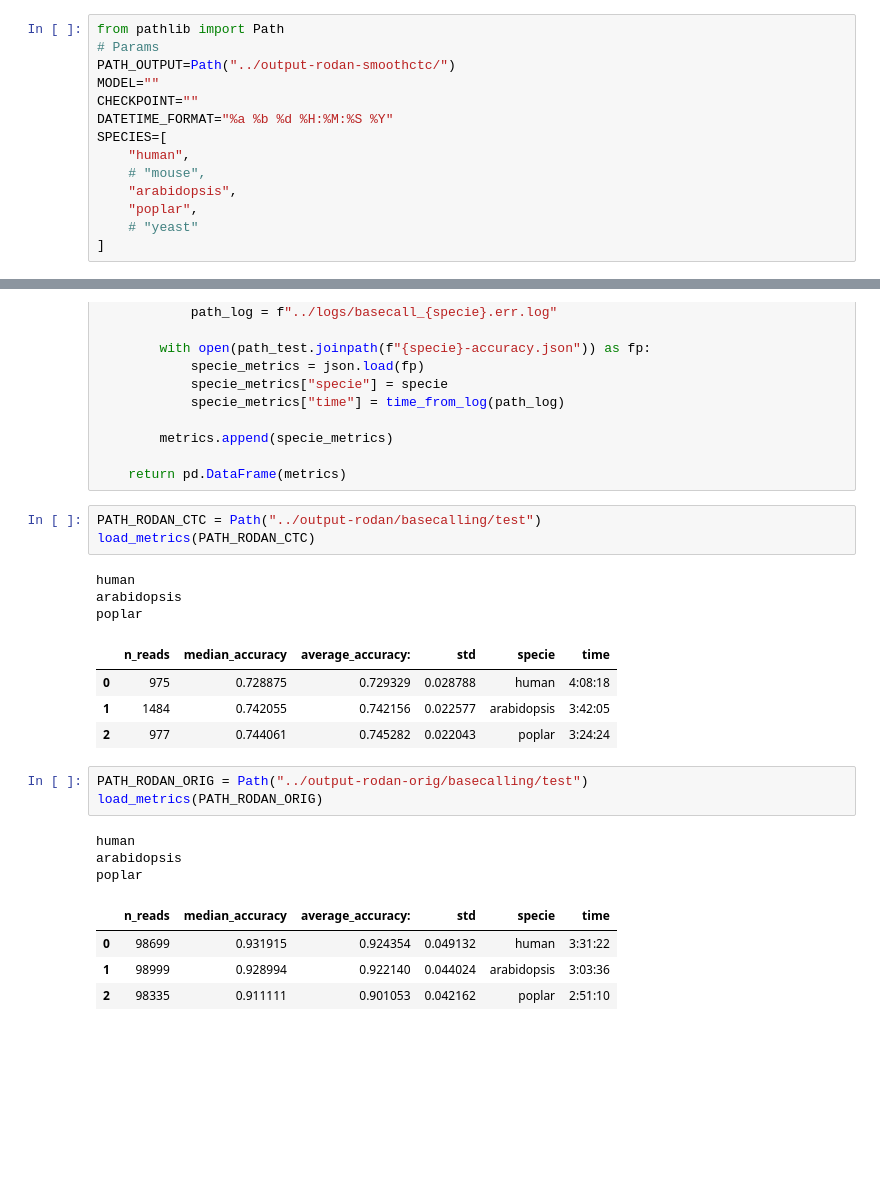
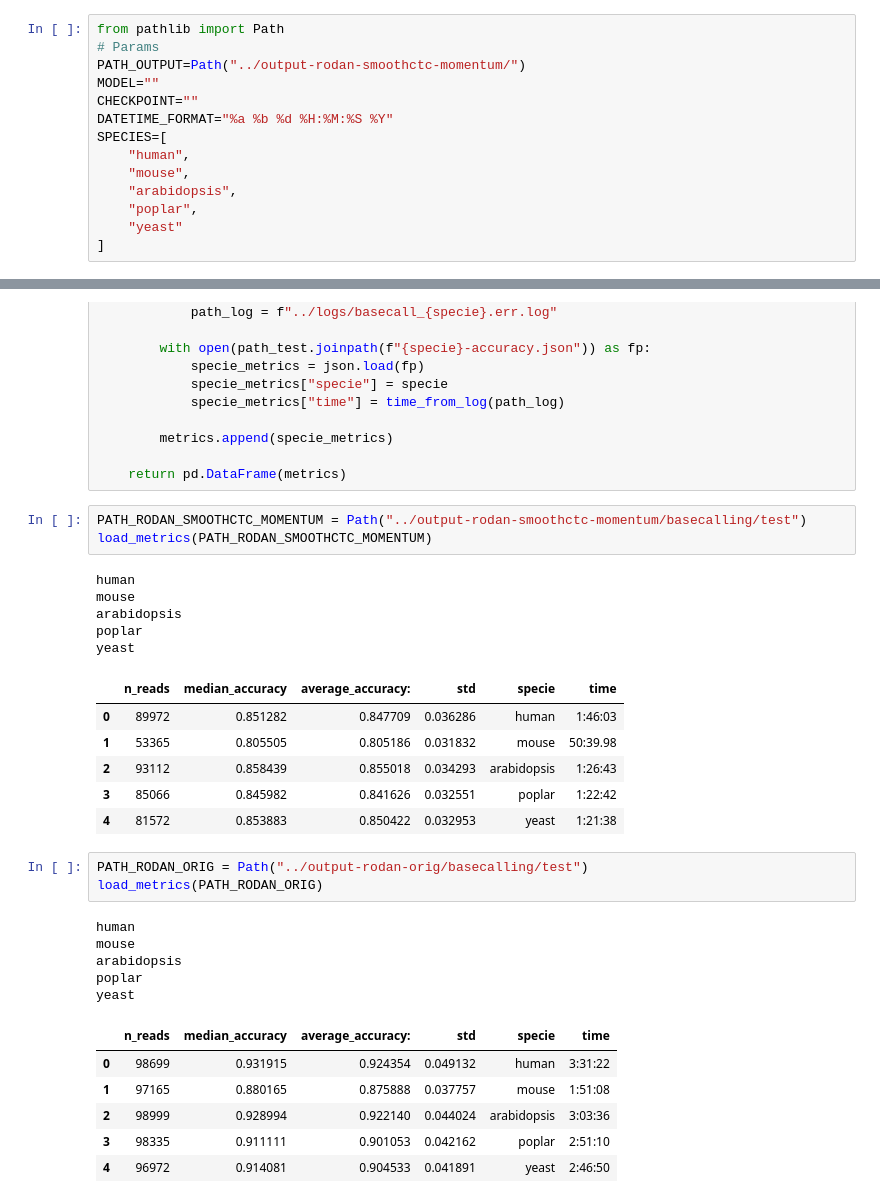
Before and after one commit to jorgeavilacartes/basecalling, a Jupyter notebook: notebooks/plots.ipynb, the cells around one changed output, grey strips where cells are left out. Saved outputs shown, nothing was run; the diff lists cells and outputs as text; blank space fills up the shorter version.

```diff
--- a/notebooks/plots.ipynb
+++ b/notebooks/plots.ipynb
@@ -1,16 +1,16 @@
 # %%
 from pathlib import Path
 # Params
-PATH_OUTPUT=Path("../output-rodan-smoothctc/")
+PATH_OUTPUT=Path("../output-rodan-smoothctc-momentum/")
 MODEL=""
 CHECKPOINT=""
 DATETIME_FORMAT="%a %b %d %H:%M:%S %Y"
 SPECIES=[
     "human",
-    # "mouse",
+    "mouse",
     "arabidopsis",
     "poplar",
-    # "yeast"
+    "yeast"
 ]
 # %%
 import json
@@ -89,24 +89,32 @@ def load_metrics(path_test):
 
     return pd.DataFrame(metrics)
 # %%
-PATH_RODAN_CTC = Path("../output-rodan/basecalling/test")
-load_metrics(PATH_RODAN_CTC)
+PATH_RODAN_SMOOTHCTC_MOMENTUM = Path("../output-rodan-smoothctc-momentum/basecalling/test")
+load_metrics(PATH_RODAN_SMOOTHCTC_MOMENTUM)
 # %% [output]
 human
+mouse
 arabidopsis
 poplar
+yeast
 |  | n_reads | median_accuracy | average_accuracy: | std | specie | time |
-| 0 | 975 | 0.728875 | 0.729329 | 0.028788 | human | 4:08:18 |
-| 1 | 1484 | 0.742055 | 0.742156 | 0.022577 | arabidopsis | 3:42:05 |
-| 2 | 977 | 0.744061 | 0.745282 | 0.022043 | poplar | 3:24:24 |
+| 0 | 89972 | 0.851282 | 0.847709 | 0.036286 | human | 1:46:03 |
+| 1 | 53365 | 0.805505 | 0.805186 | 0.031832 | mouse | 50:39.98 |
+| 2 | 93112 | 0.858439 | 0.855018 | 0.034293 | arabidopsis | 1:26:43 |
+| 3 | 85066 | 0.845982 | 0.841626 | 0.032551 | poplar | 1:22:42 |
+| 4 | 81572 | 0.853883 | 0.850422 | 0.032953 | yeast | 1:21:38 |
 # %%
 PATH_RODAN_ORIG = Path("../output-rodan-orig/basecalling/test")
 load_metrics(PATH_RODAN_ORIG)
 # %% [output]
 human
+mouse
 arabidopsis
 poplar
+yeast
 |  | n_reads | median_accuracy | average_accuracy: | std | specie | time |
 | 0 | 98699 | 0.931915 | 0.924354 | 0.049132 | human | 3:31:22 |
-| 1 | 98999 | 0.928994 | 0.922140 | 0.044024 | arabidopsis | 3:03:36 |
-| 2 | 98335 | 0.911111 | 0.901053 | 0.042162 | poplar | 2:51:10 |
+| 1 | 97165 | 0.880165 | 0.875888 | 0.037757 | mouse | 1:51:08 |
+| 2 | 98999 | 0.928994 | 0.922140 | 0.044024 | arabidopsis | 3:03:36 |
+| 3 | 98335 | 0.911111 | 0.901053 | 0.042162 | poplar | 2:51:10 |
+| 4 | 96972 | 0.914081 | 0.904533 | 0.041891 | yeast | 2:46:50 |
```
Also changed, not shown: parts of 4 cells of this notebook, 5 other files.
